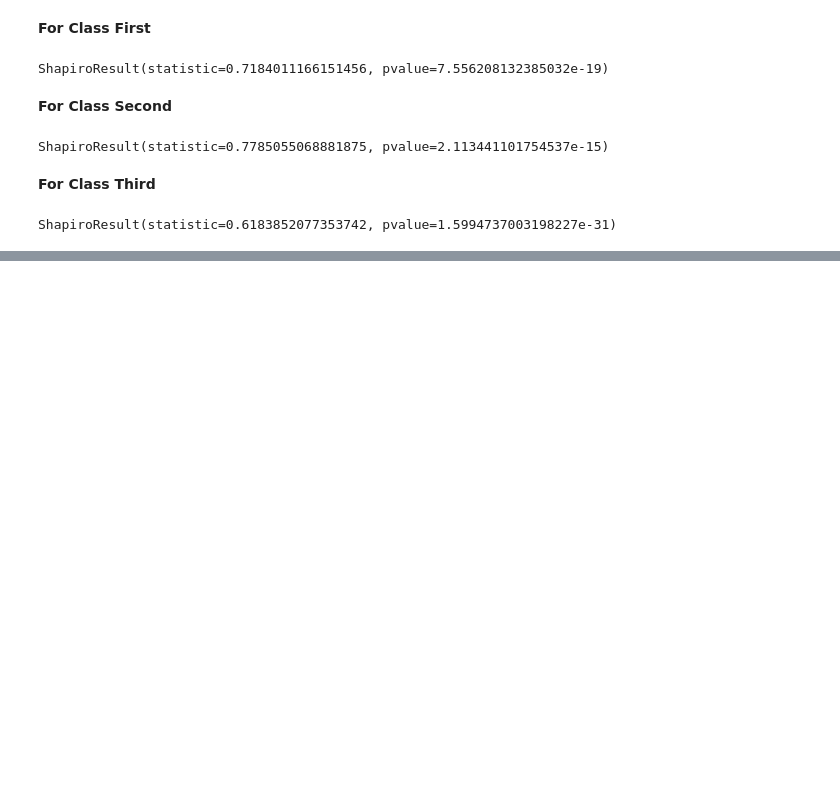
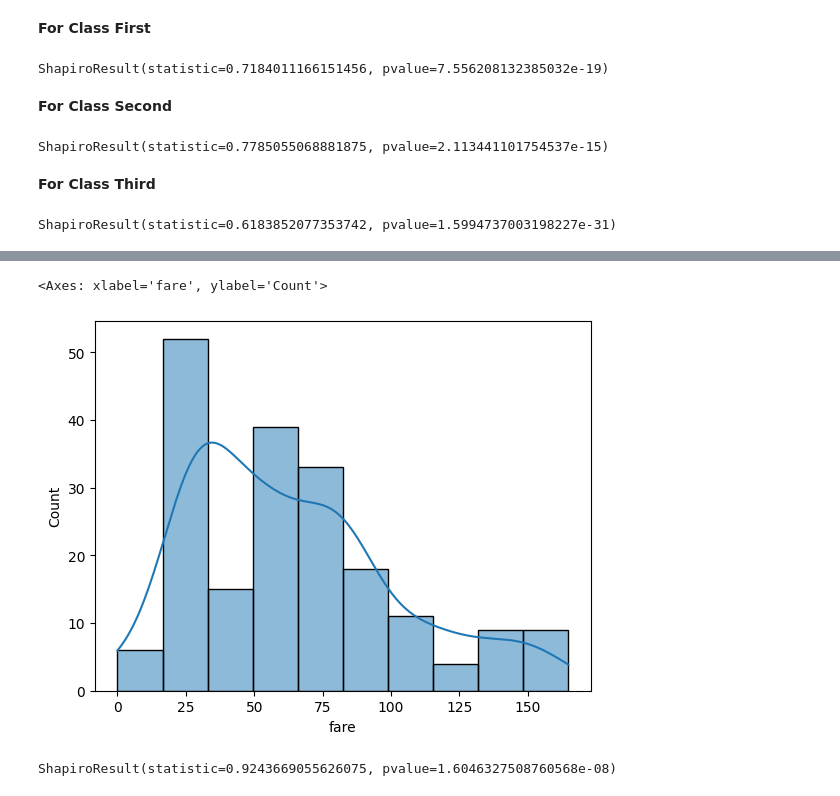
Before and after one commit to shaheeralics/Python-Ka-Chilla-by-Farooq-Shah, a Jupyter notebook: random-day/tests.ipynb, the cells around one changed output, grey strips where cells are left out. Saved outputs shown, nothing was run; the diff lists cells and outputs as text; code cells hidden in the pictures; blank space fills up the shorter version.

```diff
--- a/random-day/tests.ipynb
+++ b/random-day/tests.ipynb
@@ -173,0 +196,13 @@ ShapiroResult(statistic=0.6183852077353742, pvalue=1.5994737003198227e-31)
+# %%
+#subset
+df_first =df[df['class']=="First"]
+#IQR Method
+Q1=df_first["fare"].quantile(0.25)
+Q3=df_first["fare"].quantile(0.75)
+
+IQR=Q3-Q1
+lower_bound=Q1-1.5*IQR
+upper_bound=Q3+1.5*IQR
+
+df_outliers_removed=df_first[(df_first['fare']>lower_bound)&(df_first['fare']<upper_bound)]
+df_outliers_removed.head()
@@ -173,0 +216,9 @@ ShapiroResult(statistic=0.6183852077353742, pvalue=1.5994737003198227e-31)
+# %%
+sns.histplot(df_outliers_removed['fare'],kde=1)
+# %% [output]
+<Axes: xlabel='fare', ylabel='Count'>
+[figure, added]
+# %%
+stats.shapiro(df_outliers_removed['fare'])
+# %% [output]
+ShapiroResult(statistic=0.9243669055626075, pvalue=1.6046327508760568e-08)
```
Also changed, not shown: parts of 13 cells of this notebook, 3 other files.
